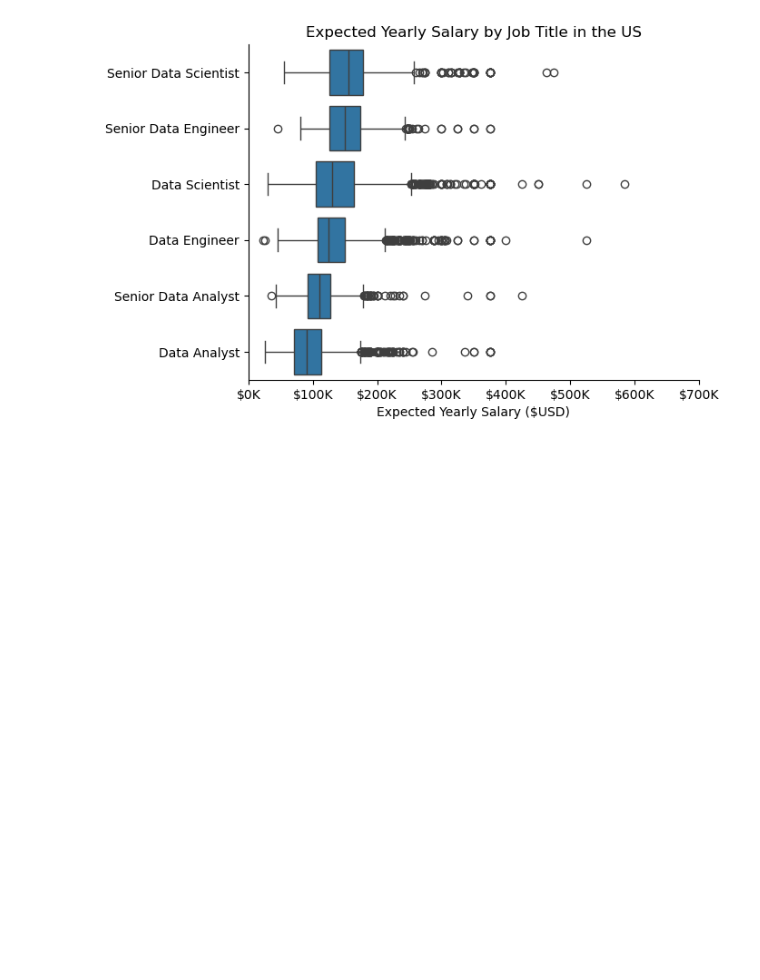
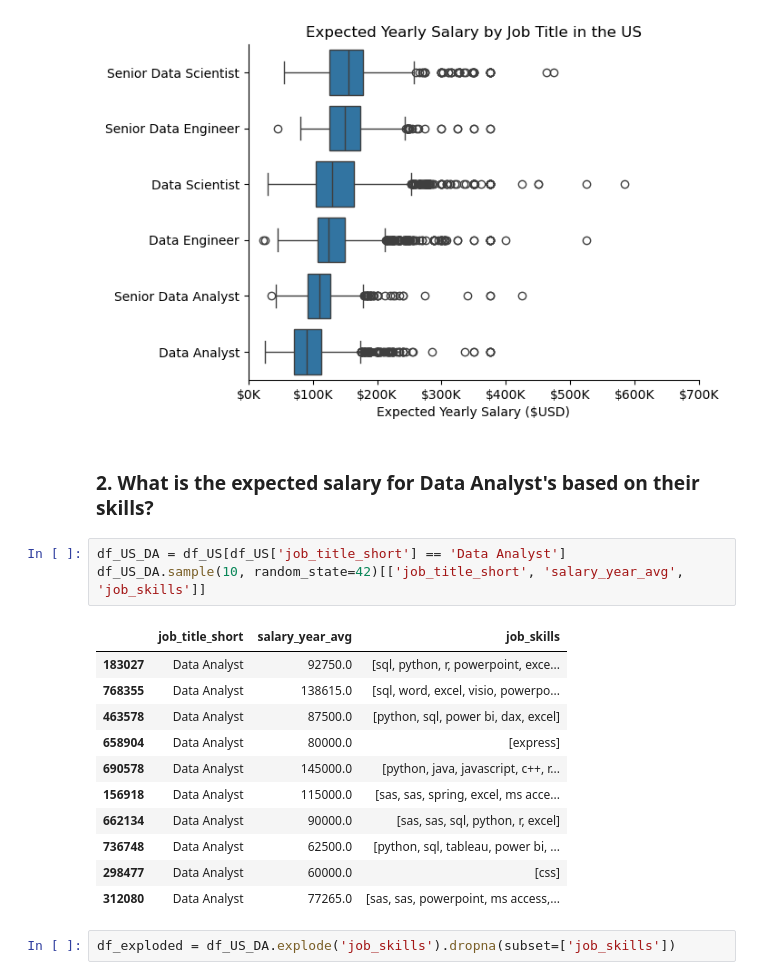
Before and after one commit to jroy2019/Python_data_analytics, a Jupyter notebook: 2_Data_Analytics_Project/4_Salary_Analysis.ipynb, the cells around one changed output. Cells and saved outputs as stored; diff of their text form; blank space fills up the shorter version.

```diff
--- a/2_Data_Analytics_Project/4_Salary_Analysis.ipynb
+++ b/2_Data_Analytics_Project/4_Salary_Analysis.ipynb
@@ -56,3 +58,22 @@ sns.despine()
 plt.show()
 # %% [output]
 [figure]
+# %% [markdown]
+### 2. What is the expected salary for Data Analyst's based on their skills?
+# %%
+df_US_DA = df_US[df_US['job_title_short'] == 'Data Analyst']
+df_US_DA.sample(10, random_state=42)[['job_title_short', 'salary_year_avg', 'job_skills']]
+# %% [output]
+|  | job_title_short | salary_year_avg | job_skills |
+| 183027 | Data Analyst | 92750.0 | [sql, python, r, powerpoint, exce... |
+| 768355 | Data Analyst | 138615.0 | [sql, word, excel, visio, powerpo... |
+| 463578 | Data Analyst | 87500.0 | [python, sql, power bi, dax, excel] |
+| 658904 | Data Analyst | 80000.0 | [express] |
+| 690578 | Data Analyst | 145000.0 | [python, java, javascript, c++, r... |
+| 156918 | Data Analyst | 115000.0 | [sas, sas, spring, excel, ms acce... |
+| 662134 | Data Analyst | 90000.0 | [sas, sas, sql, python, r, excel] |
+| 736748 | Data Analyst | 62500.0 | [python, sql, tableau, power bi, ... |
+| 298477 | Data Analyst | 60000.0 | [css] |
+| 312080 | Data Analyst | 77265.0 | [sas, sas, powerpoint, ms access,... |
+# %%
+df_exploded = df_US_DA.explode('job_skills').dropna(subset=['job_skills'])
```
Also changed, not shown: parts of 3 cells of this notebook.
